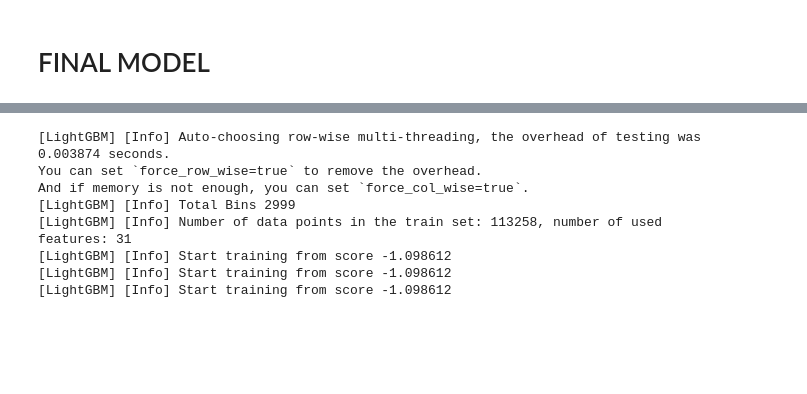
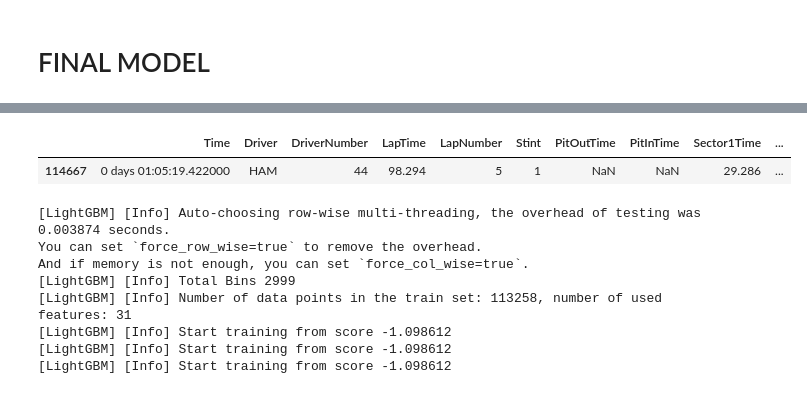
Before and after one commit to Ognjeniii/f1-predictions, a Jupyter notebook: Model2.ipynb, the cells around one changed output, grey strips where cells are left out. Cells and saved outputs as stored; diff of their text form; code cells hidden in the pictures; blank space fills up the shorter version.

```diff
--- a/Model2.ipynb
+++ b/Model2.ipynb
@@ -1738,3 +1792,15 @@ df.head()
+# %%
+df_cl = df[
+    (df['Season'] == 2024) &
+    (df['EventName'] == 'Singapore Grand Prix') &
+    (df['LapNumber'] == 5) &
+    (df['Driver'] == 'HAM')
+]
+# %%
+df_cl.head(100)
+# %% [output]
+|  | Time | Driver | DriverNumber | LapTime | LapNumber | Stint | PitOutTime | PitInTime | Sector1Time | ... |
+| 114667 | 0 days 01:05:19.422000 | HAM | 44 | 98.294 | 5 | 1 | NaN | NaN | 29.286 | ... |
 # %%
 numerical_cols = ['LapNumber', 'Stint', 'TyreLife', 'SpeedI1',
                   'SpeedI2', 'SpeedFL', 'SpeedST', 'LapStartTime', 'TrackStatus', 'IsAllClear',
```
Also changed, not shown: parts of 5 cells of this notebook, 4 other files.
